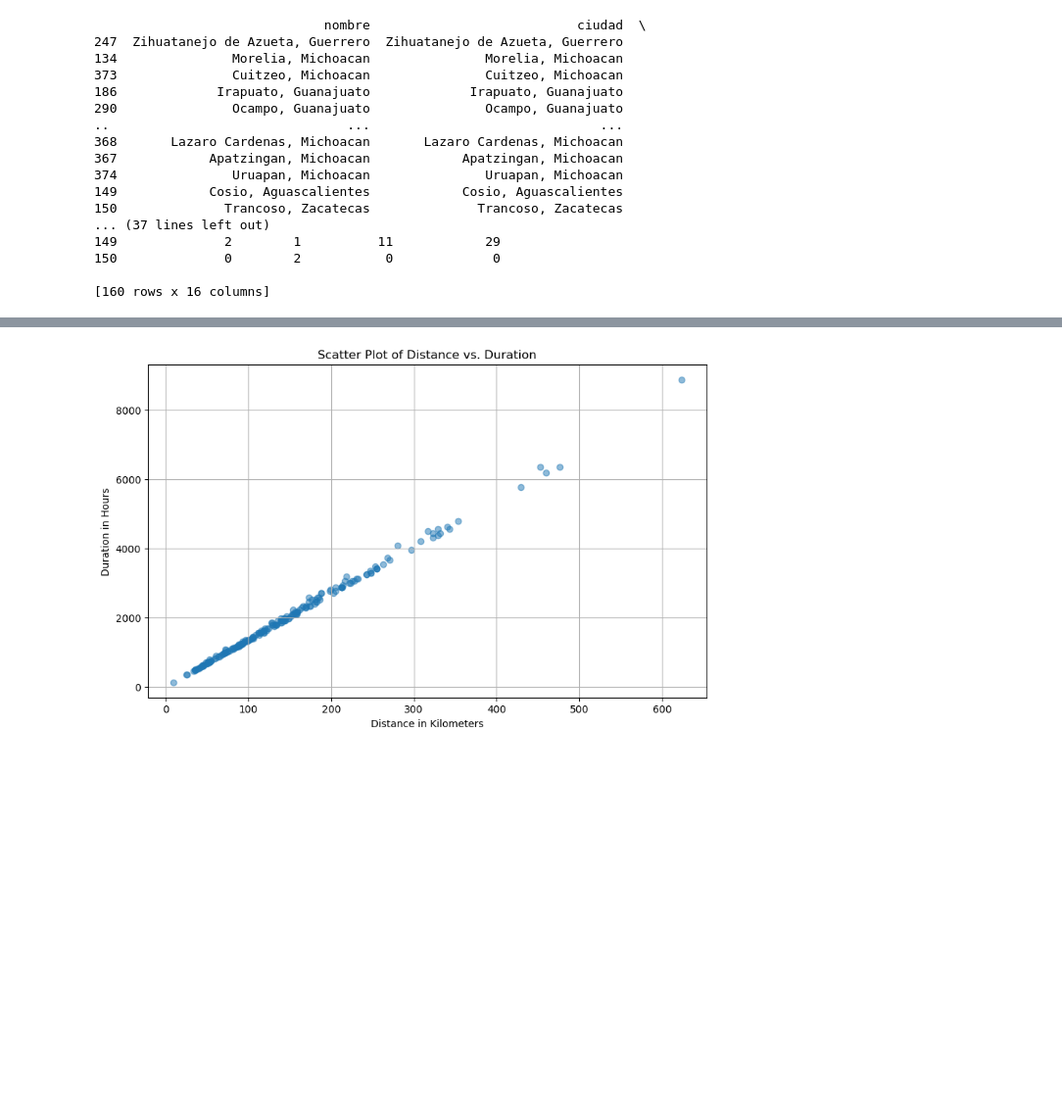
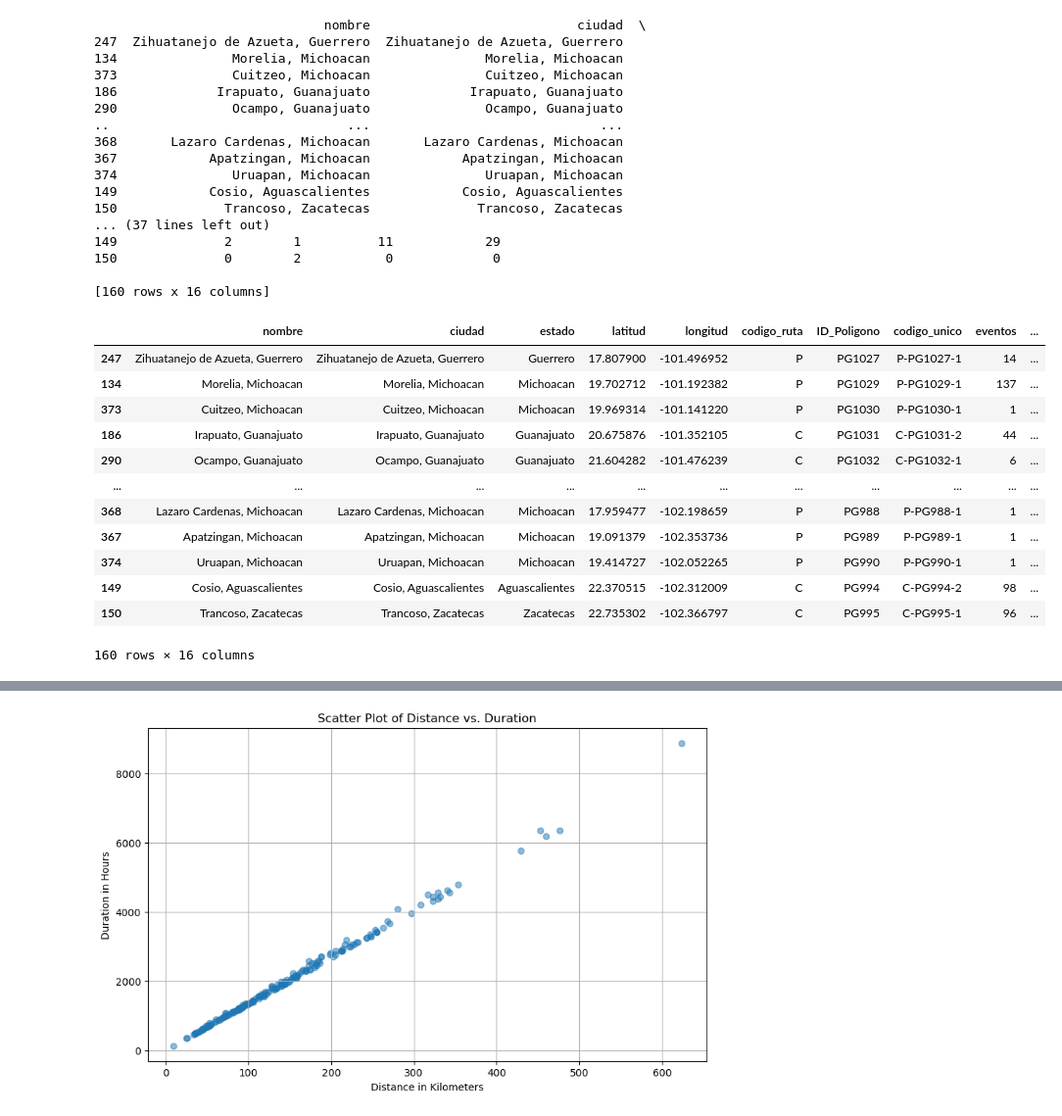
Before and after one commit to puriarter21/Mapa_Migracion_Irregular_Mexico, a Jupyter notebook: 1. Mapas/1. Mapas/Metodo_1/procesamiento de rutas/arcos/Untitled.ipynb, the cells around one changed output, grey strips where cells are left out. Shown: that part at 98% size. Saved outputs shown, nothing was run; the diff lists cells and outputs as text; code cells hidden in the pictures; blank space fills up the shorter version.

```diff
--- a/1. Mapas/1. Mapas/Metodo_1/procesamiento de rutas/arcos/Untitled.ipynb
+++ b/1. Mapas/1. Mapas/Metodo_1/procesamiento de rutas/arcos/Untitled.ipynb
@@ -1317,6 +1474,22 @@ print(filtered_values_df)
 150              0        2           0             0
 
 [160 rows x 16 columns]
+# %%
+filtered_values_df
+# %% [output]
+|  | nombre | ciudad | estado | latitud | longitud | codigo_ruta | ID_Poligono | codigo_unico | eventos | ... |
+| 247 | Zihuatanejo de Azueta, Guerrero | Zihuatanejo de Azueta, Guerrero | Guerrero | 17.807900 | -101.496952 | P | PG1027 | P-PG1027-1 | 14 | ... |
+| 134 | Morelia, Michoacan | Morelia, Michoacan | Michoacan | 19.702712 | -101.192382 | P | PG1029 | P-PG1029-1 | 137 | ... |
+| 373 | Cuitzeo, Michoacan | Cuitzeo, Michoacan | Michoacan | 19.969314 | -101.141220 | P | PG1030 | P-PG1030-1 | 1 | ... |
+| 186 | Irapuato, Guanajuato | Irapuato, Guanajuato | Guanajuato | 20.675876 | -101.352105 | C | PG1031 | C-PG1031-2 | 44 | ... |
+| 290 | Ocampo, Guanajuato | Ocampo, Guanajuato | Guanajuato | 21.604282 | -101.476239 | C | PG1032 | C-PG1032-1 | 6 | ... |
+| ... | ... | ... | ... | ... | ... | ... | ... | ... | ... | ... |
+| 368 | Lazaro Cardenas, Michoacan | Lazaro Cardenas, Michoacan | Michoacan | 17.959477 | -102.198659 | P | PG988 | P-PG988-1 | 1 | ... |
+| 367 | Apatzingan, Michoacan | Apatzingan, Michoacan | Michoacan | 19.091379 | -102.353736 | P | PG989 | P-PG989-1 | 1 | ... |
+| 374 | Uruapan, Michoacan | Uruapan, Michoacan | Michoacan | 19.414727 | -102.052265 | P | PG990 | P-PG990-1 | 1 | ... |
+| 149 | Cosio, Aguascalientes | Cosio, Aguascalientes | Aguascalientes | 22.370515 | -102.312009 | C | PG994 | C-PG994-2 | 98 | ... |
+| 150 | Trancoso, Zacatecas | Trancoso, Zacatecas | Zacatecas | 22.735302 | -102.366797 | C | PG995 | C-PG995-1 | 96 | ... |
+160 rows × 16 columns
 # %%
 # Merge details for From_Node
 arc_df12 = arc_df12.merge(filtered_values_df[['ID_Poligono', 'ciudad', 'latitud', 'longitud', 'eventos']], how='left', left_on='From_Node', right_on='ID_Poligono')
```
Also changed, not shown: parts of 21 cells of this notebook, 7 other files.
